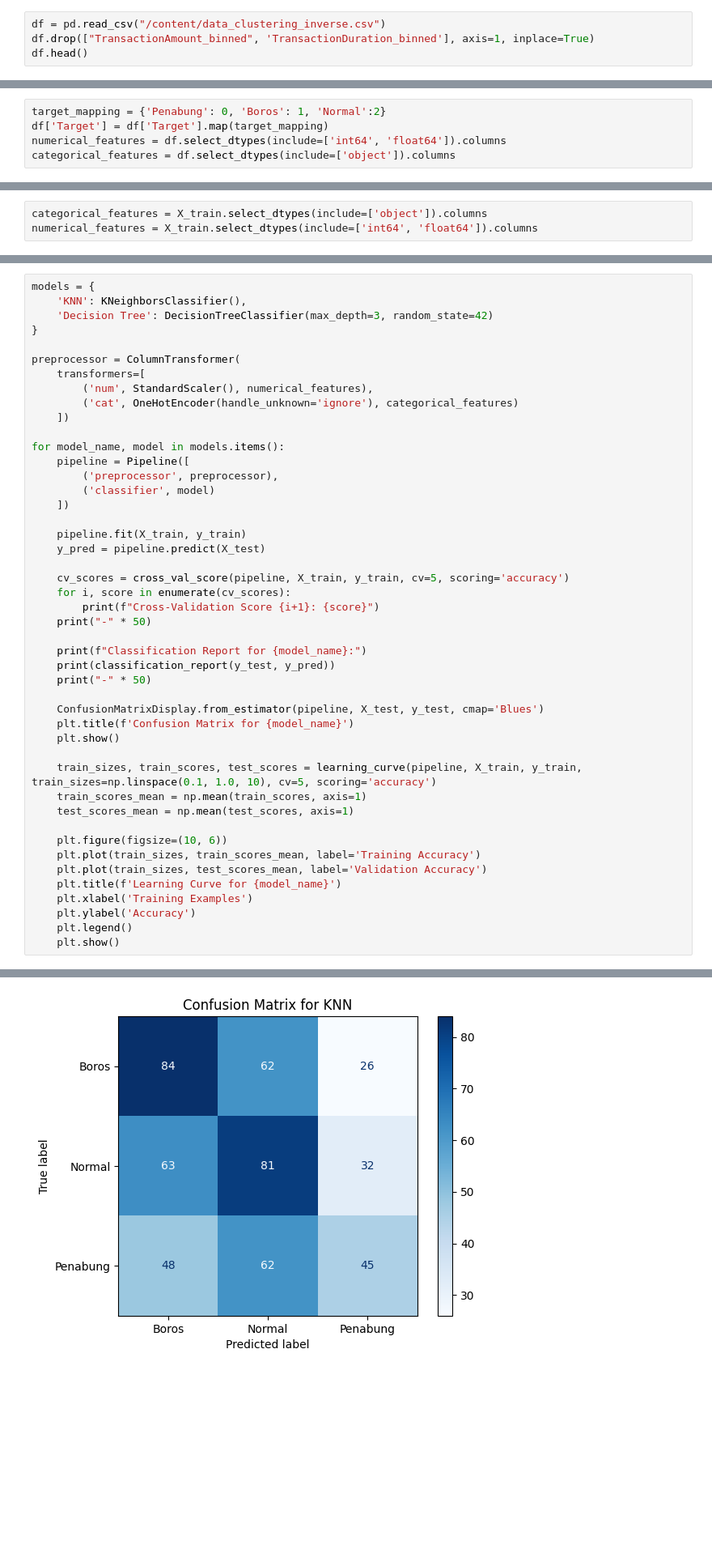
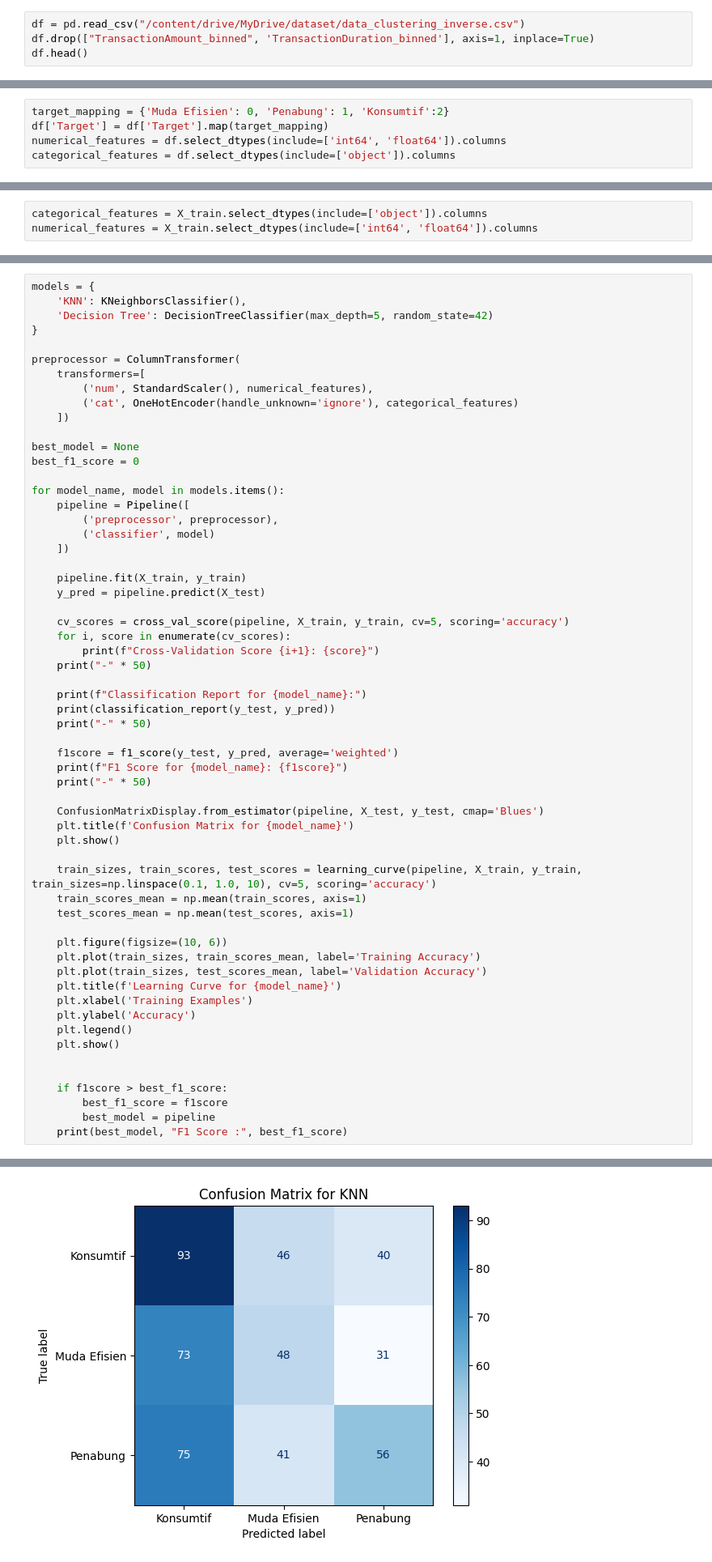
Before and after one commit to Ariqueeezz/Personal_Data_Science_Projects, a Jupyter notebook: ML_BankTransaction/Submission_Akhir_BMLP_Klasifikasi.ipynb, the cells around one changed output, grey strips where cells are left out. Shown at 81% size. Cells and saved outputs as stored; diff of their text form; blank space fills up the shorter version.

```diff
--- a/ML_BankTransaction/Submission_Akhir_BMLP_Klasifikasi.ipynb
+++ b/ML_BankTransaction/Submission_Akhir_BMLP_Klasifikasi.ipynb
@@ -18,5 +24,5 @@ from sklearn.model_selection import learning_curve
 # %%
-df = pd.read_csv("/content/data_clustering_inverse.csv")
+df = pd.read_csv("/content/drive/MyDrive/dataset/data_clustering_inverse.csv")
 df.drop(["TransactionAmount_binned", 'TransactionDuration_binned'], axis=1, inplace=True)
 df.head()
 # %% [output]
@@ -55,5 +61,5 @@ df['Target'].value_counts().plot(kind='bar')
 # %%
-target_mapping = {'Penabung': 0, 'Boros': 1, 'Normal':2}
+target_mapping = {'Muda Efisien': 0, 'Penabung': 1, 'Konsumtif':2}
 df['Target'] = df['Target'].map(target_mapping)
 numerical_features = df.select_dtypes(include=['int64', 'float64']).columns
 categorical_features = df.select_dtypes(include=['object']).columns
@@ -111,7 +117,7 @@ X_train[categorical_features].head()
 # %%
 models = {
     'KNN': KNeighborsClassifier(),
-    'Decision Tree': DecisionTreeClassifier(max_depth=3, random_state=42)
+    'Decision Tree': DecisionTreeClassifier(max_depth=5, random_state=42)
 }
 
 preprocessor = ColumnTransformer(
@@ -119,6 +125,9 @@ preprocessor = ColumnTransformer(
         ('num', StandardScaler(), numerical_features),
         ('cat', OneHotEncoder(handle_unknown='ignore'), categorical_features)
     ])
+
+best_model = None
+best_f1_score = 0
 
 for model_name, model in models.items():
     pipeline = Pipeline([
@@ -138,6 +147,10 @@ for model_name, model in models.items():
     print(classification_report(y_test, y_pred))
     print("-" * 50)
 
+    f1score = f1_score(y_test, y_pred, average='weighted')
+    print(f"F1 Score for {model_name}: {f1score}")
+    print("-" * 50)
+
     ConfusionMatrixDisplay.from_estimator(pipeline, X_test, y_test, cmap='Blues')
     plt.title(f'Confusion Matrix for {model_name}')
     plt.show()
@@ -154,4 +167,10 @@ for model_name, model in models.items():
     plt.ylabel('Accuracy')
     plt.legend()
     plt.show()
+
+
+    if f1score > best_f1_score:
+        best_f1_score = f1score
+        best_model = pipeline
+    print(best_model, "F1 Score :", best_f1_score)
 # %% [output]
@@ -176 +197 @@ weighted avg       0.42      0.42      0.41       503
-[figure, old version]
+[figure, new version]
```
Also changed, not shown: parts of 7 cells of this notebook.
